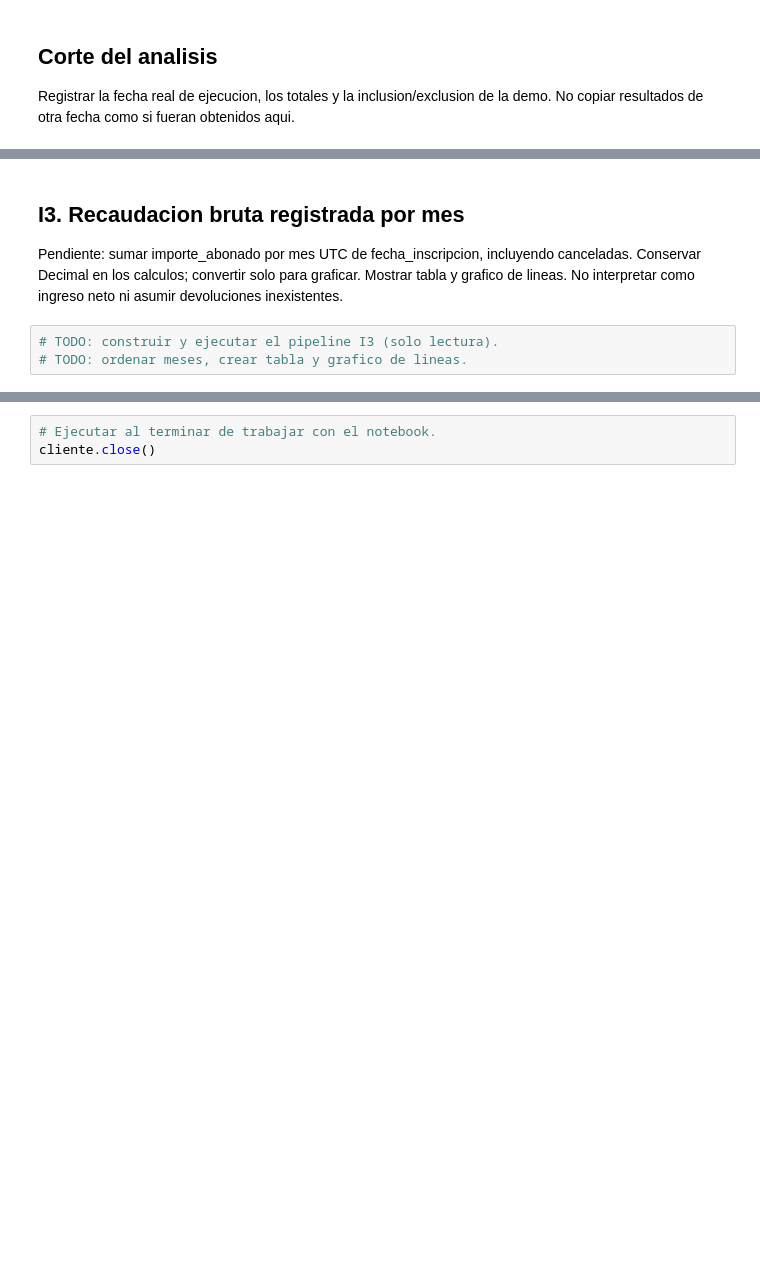
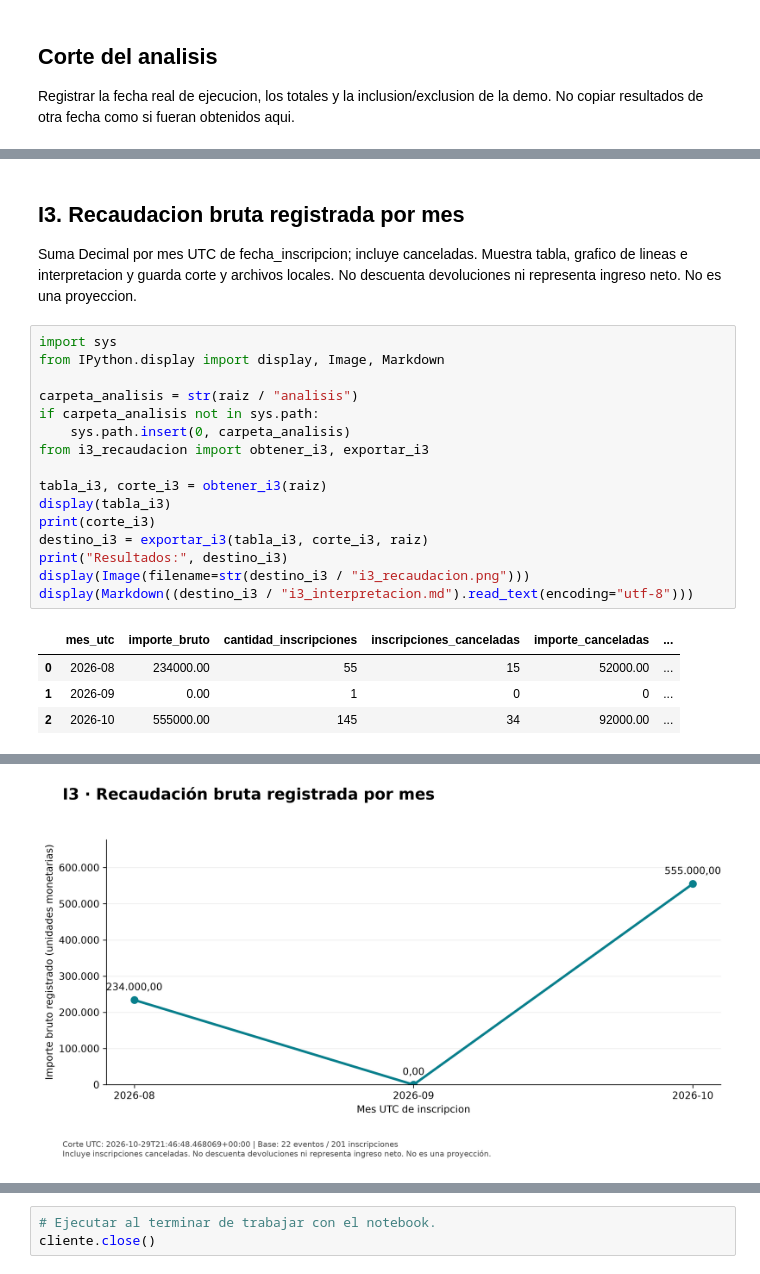
Before and after one commit to AleBrascaucc/Proyecto_NoSQL_Eventos, a Jupyter notebook: analisis/analisis.ipynb, the cells around one changed output, grey strips where cells are left out. Cells and saved outputs as stored; diff of their text form; blank space fills up the shorter version.

```diff
--- a/analisis/analisis.ipynb
+++ b/analisis/analisis.ipynb
@@ -55,9 +174,27 @@ Pendiente: excluir borradores y cancelados, contar confirmadas por evento y calc
 # %% [markdown]
 ## I3. Recaudacion bruta registrada por mes
 
-Pendiente: sumar importe_abonado por mes UTC de fecha_inscripcion, incluyendo canceladas.
-Conservar Decimal en los calculos; convertir solo para graficar. Mostrar tabla y grafico de lineas.
-No interpretar como ingreso neto ni asumir devoluciones inexistentes.
+Suma Decimal por mes UTC de fecha_inscripcion; incluye canceladas.
+Muestra tabla, grafico de lineas e interpretacion y guarda corte y archivos locales.
+No descuenta devoluciones ni representa ingreso neto. No es una proyeccion.
 # %%
-# TODO: construir y ejecutar el pipeline I3 (solo lectura).
-# TODO: ordenar meses, crear tabla y grafico de lineas.
+import sys
+from IPython.display import display, Image, Markdown
+
+carpeta_analisis = str(raiz / "analisis")
+if carpeta_analisis not in sys.path:
+    sys.path.insert(0, carpeta_analisis)
+from i3_recaudacion import obtener_i3, exportar_i3
+
+tabla_i3, corte_i3 = obtener_i3(raiz)
+display(tabla_i3)
+print(corte_i3)
+destino_i3 = exportar_i3(tabla_i3, corte_i3, raiz)
+print("Resultados:", destino_i3)
+display(Image(filename=str(destino_i3 / "i3_recaudacion.png")))
+display(Markdown((destino_i3 / "i3_interpretacion.md").read_text(encoding="utf-8")))
+# %% [output]
+|  | mes_utc | importe_bruto | cantidad_inscripciones | inscripciones_canceladas | importe_canceladas | ... |
+| 0 | 2026-08 | 234000.00 | 55 | 15 | 52000.00 | ... |
+| 1 | 2026-09 | 0.00 | 1 | 0 | 0 | ... |
+| 2 | 2026-10 | 555000.00 | 145 | 34 | 92000.00 | ... |
@@ -63,0 +203 @@ No interpretar como ingreso neto ni asumir devoluciones inexistentes.
+[figure, added]
```
Also changed, not shown: parts of 9 cells of this notebook, 39 other files.
